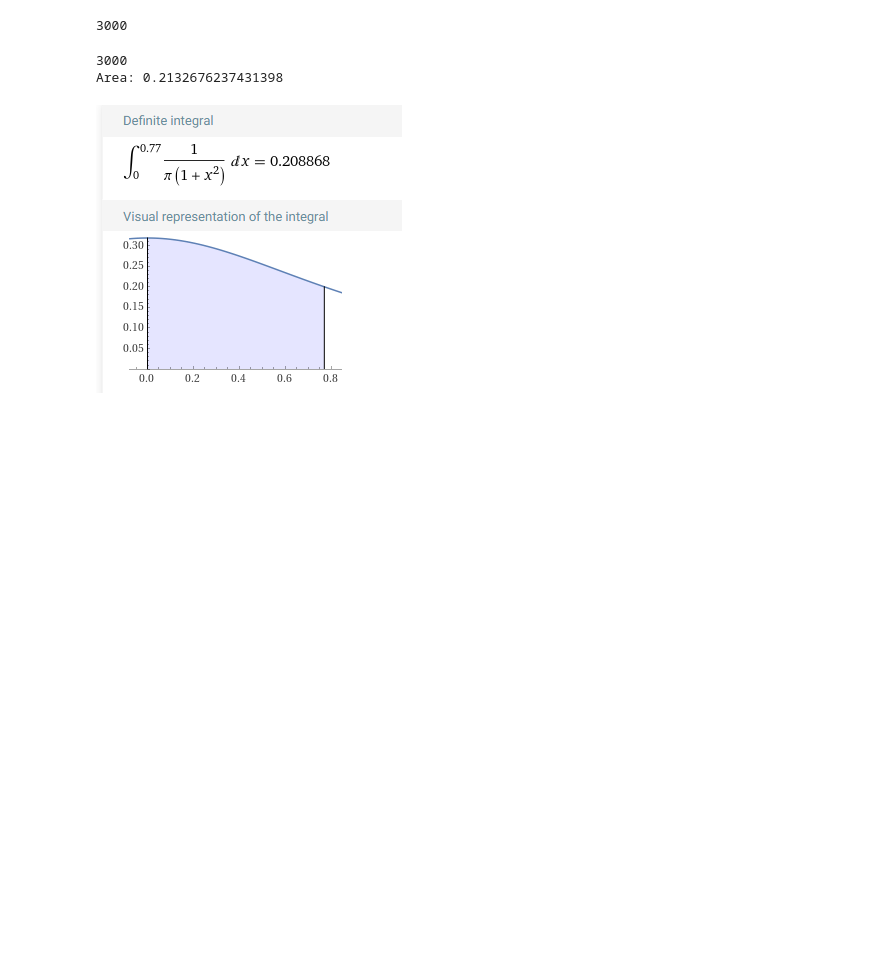
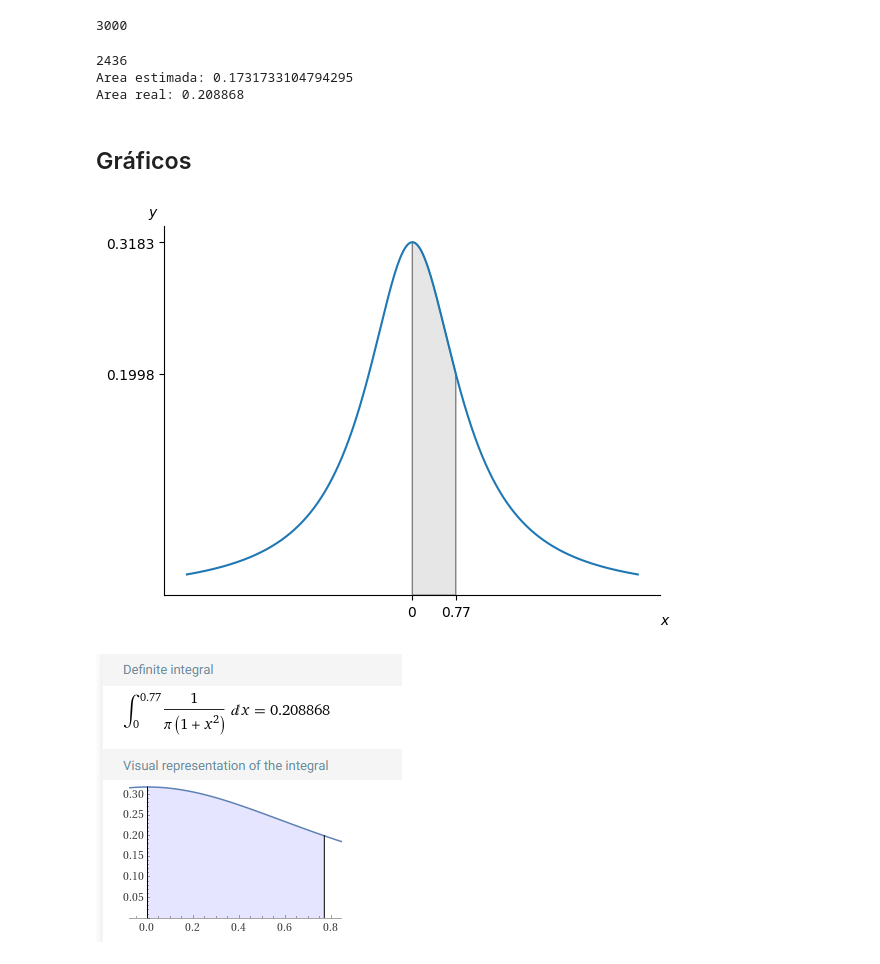
Before and after one commit to devgabrielmarcondes/regressao, a Jupyter notebook: monte_carlo.ipynb, the cells around one changed output. Drawn from its saved outputs; the diff is of its cells as text; code cells hidden in the pictures; blank space fills up the shorter version.

Commit message:
fix: plots and explanation

```diff
--- a/monte_carlo.ipynb
+++ b/monte_carlo.ipynb
@@ -48,7 +51,7 @@ len(pedras)
 3000
 # %%
 def func(x):
-  return 1/math.pi*(1+x**2)
+  return 1/(math.pi*(1+x**2))
 # %%
 ct = 0
 for (x,y) in pedras:
@@ -57,7 +60,9 @@ for (x,y) in pedras:
 
 print(ct)
 
-print(f"Area: {(base-0.1)*altura*ct/len(pedras)}")
+print(f"Area estimada: {(base-0.1)*altura*ct/len(pedras)}")
+print("Area real: 0.208868" )
 # %% [output]
-3000
-Area: 0.2132676237431398
+2436
+Area estimada: 0.1731733104794295
+Area real: 0.208868
@@ -69,2 +69,33 @@ plt.plot()
+# %% [markdown]
+## Gráficos
+# %%
+# Gráfico da Distribuição de Cauchy Padrão
+x = np.linspace(-4, 4,num=5000)
+y = func(x)
+
+
+fig, ax = plt.subplots()
+
+ax.plot(x,y, label='Distribuição Cauchy Padrão')
+ax.set_ylim(bottom=0)
+
+# Área abaixo da curva
+a, b = 0, 0.77
+ix = np.linspace(a,b,num=500)
+iy = func(ix)
+verts = [(a, 0), *zip(ix, iy), (b, 0)]
+poly = Polygon(verts, facecolor='0.9', edgecolor='0.5')
+ax.add_patch(poly)
+
+# Textos
+fig.text(0.9, 0.05, '$x$')
+fig.text(0.1, 0.9, '$y$')
+
+ax.spines[['top', 'right']].set_visible(False)
+ax.set_xticks([a, b], labels=['$0$', '$0.77$'])
+ax.set_yticks([func(a), func(b)])
+plt.show()
+# %% [output]
+[figure, added]
 # %% [markdown]
 ![image.png](embedded-picture-1)
```
Also changed, not shown: parts of 2 cells of this notebook.
